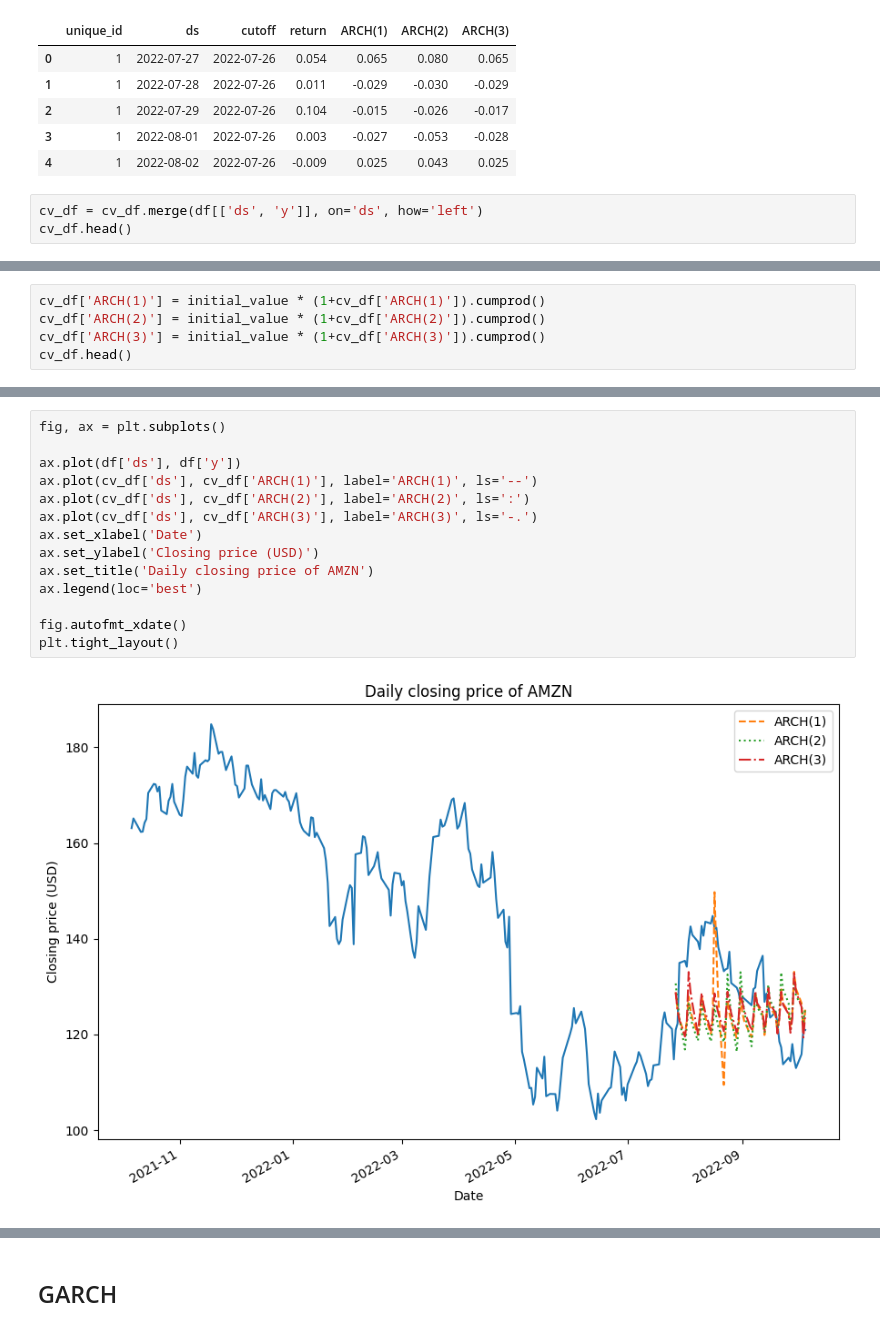
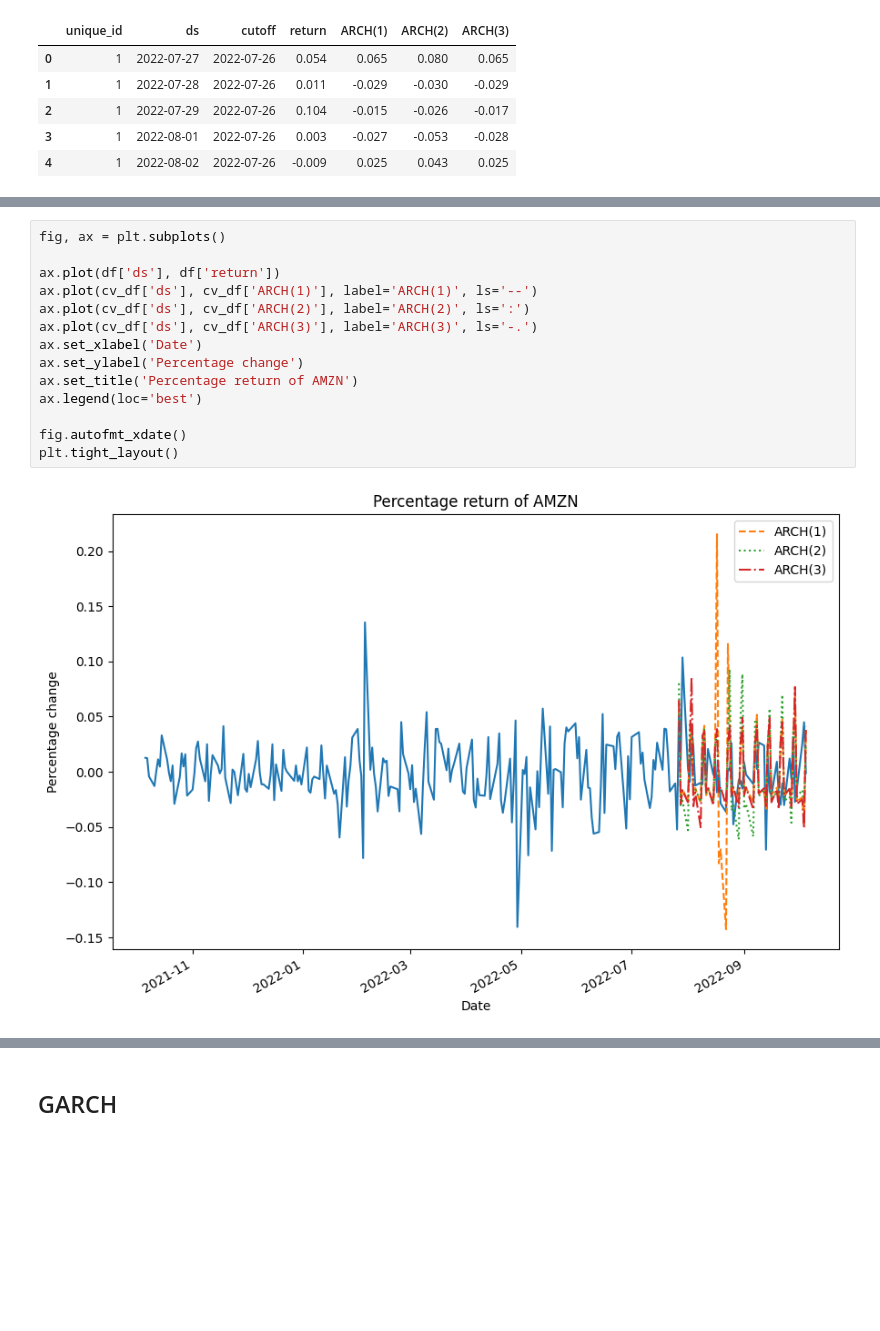
Before and after one commit to marcopeix/bitbang_tscourse, a Jupyter notebook: 05_session5.ipynb, the cells around one changed output, grey strips where cells are left out. Drawn from its saved outputs; the diff is of its cells as text; blank space fills up the shorter version.

```diff
--- a/05_session5.ipynb
+++ b/05_session5.ipynb
@@ -138,6 +138,3 @@ cv_df.head()
 | 2 | 1 | 2022-07-29 | 2022-07-26 | 0.104 | -0.015 | -0.026 | -0.017 |
 | 3 | 1 | 2022-08-01 | 2022-07-26 | 0.003 | -0.027 | -0.053 | -0.028 |
 | 4 | 1 | 2022-08-02 | 2022-07-26 | -0.009 | 0.025 | 0.043 | 0.025 |
-# %%
-cv_df = cv_df.merge(df[['ds', 'y']], on='ds', how='left')
-cv_df.head()
@@ -156,5 +140,0 @@ np.float64(120.970001)
-# %%
-cv_df['ARCH(1)'] = initial_value * (1+cv_df['ARCH(1)']).cumprod()
-cv_df['ARCH(2)'] = initial_value * (1+cv_df['ARCH(2)']).cumprod()
-cv_df['ARCH(3)'] = initial_value * (1+cv_df['ARCH(3)']).cumprod()
-cv_df.head()
@@ -168,17 +141,17 @@ cv_df.head()
 # %%
 fig, ax = plt.subplots()
 
-ax.plot(df['ds'], df['y'])
+ax.plot(df['ds'], df['return'])
 ax.plot(cv_df['ds'], cv_df['ARCH(1)'], label='ARCH(1)', ls='--')
 ax.plot(cv_df['ds'], cv_df['ARCH(2)'], label='ARCH(2)', ls=':')
 ax.plot(cv_df['ds'], cv_df['ARCH(3)'], label='ARCH(3)', ls='-.')
 ax.set_xlabel('Date')
-ax.set_ylabel('Closing price (USD)')
-ax.set_title('Daily closing price of AMZN')
+ax.set_ylabel('Percentage change')
+ax.set_title('Percentage return of AMZN')
 ax.legend(loc='best')
 
 fig.autofmt_xdate()
 plt.tight_layout()
 # %% [output]
-[figure, old version]
+[figure, new version]
 # %%
```
Also changed, not shown: parts of 9 cells of this notebook.
